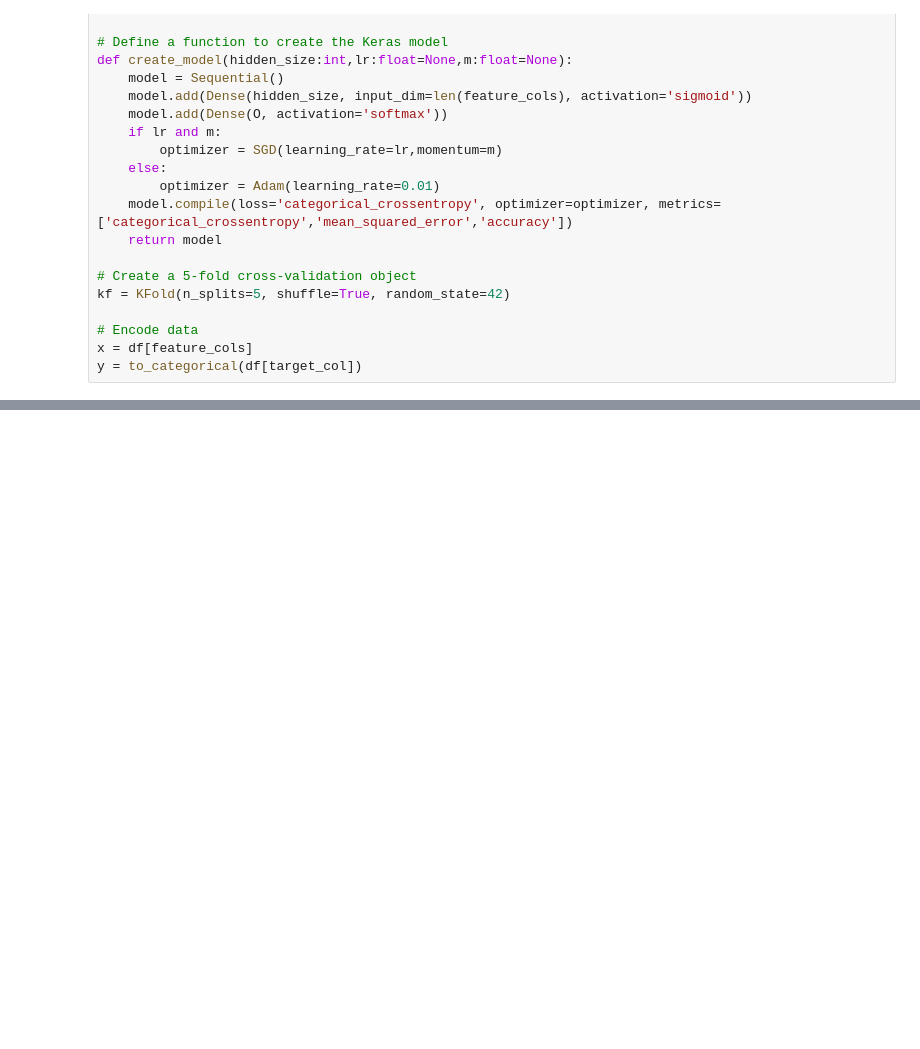
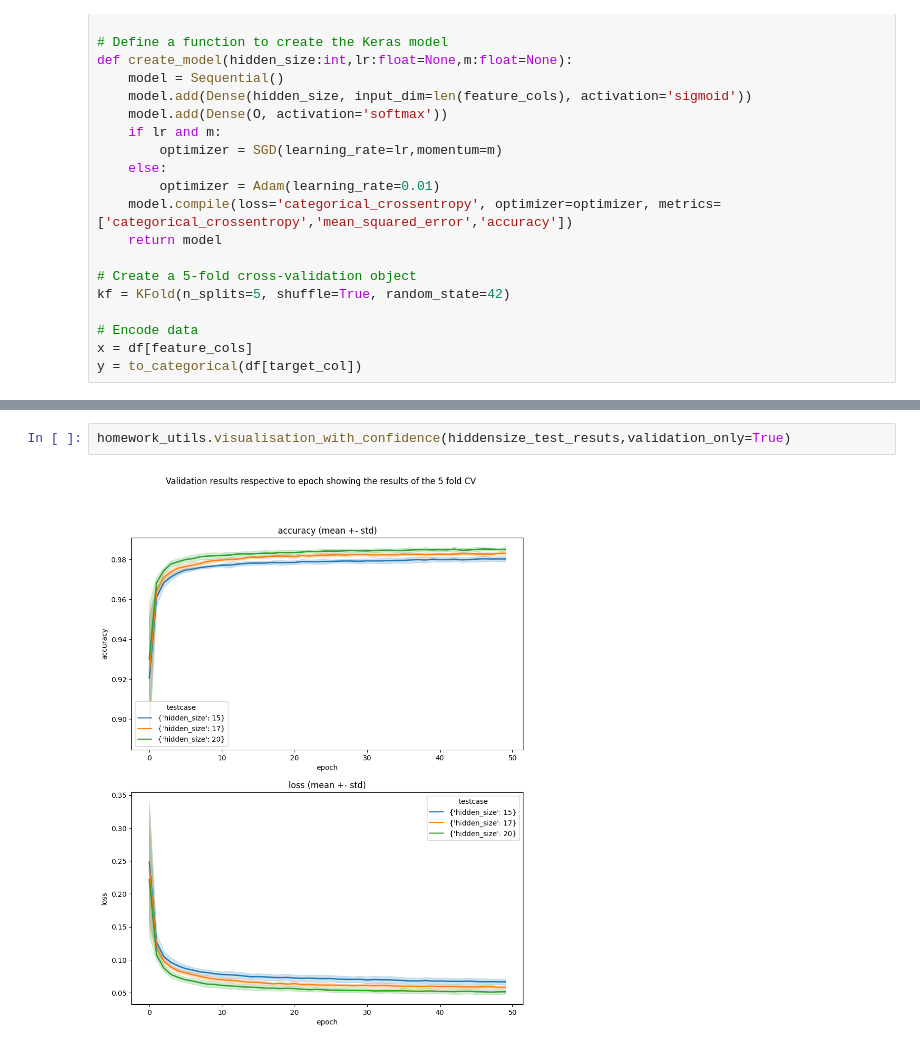
Before and after one commit to OnionKiller/AI_Homework_HAR-PUC-Rio, a Jupyter notebook: training.ipynb, the cells around one changed output, grey strips where cells are left out. Drawn from its saved outputs; the diff is of its cells as text; blank space fills up the shorter version.

```diff
--- a/training.ipynb
+++ b/training.ipynb
@@ -97,0 +97,4 @@ homework_utils.figure_from_histories([I.histories[0] for I in hiddensize_test_re
+# %%
+homework_utils.visualisation_with_confidence(hiddensize_test_resuts,validation_only=True)
+# %% [output]
+[figure, added]
```
Also changed, not shown: parts of 17 cells of this notebook.
